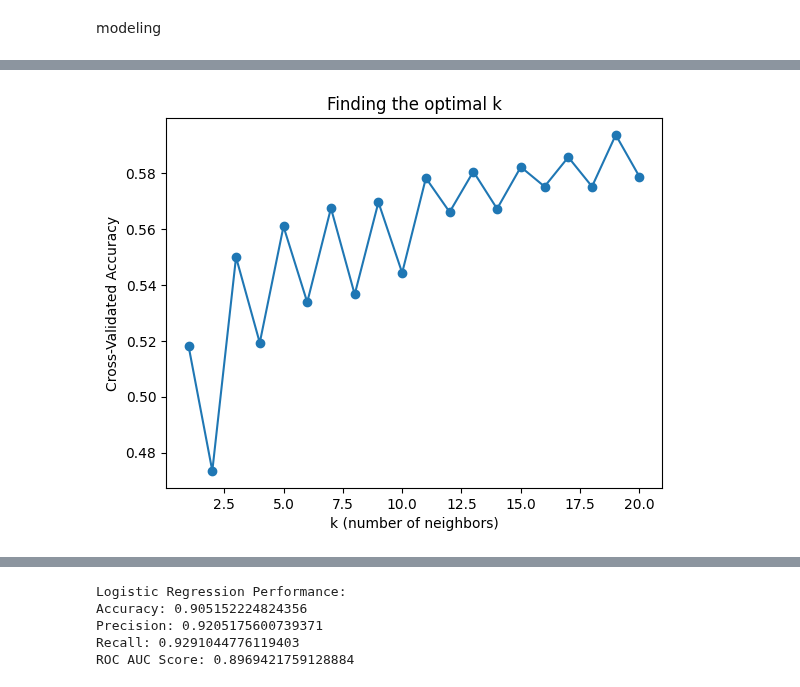
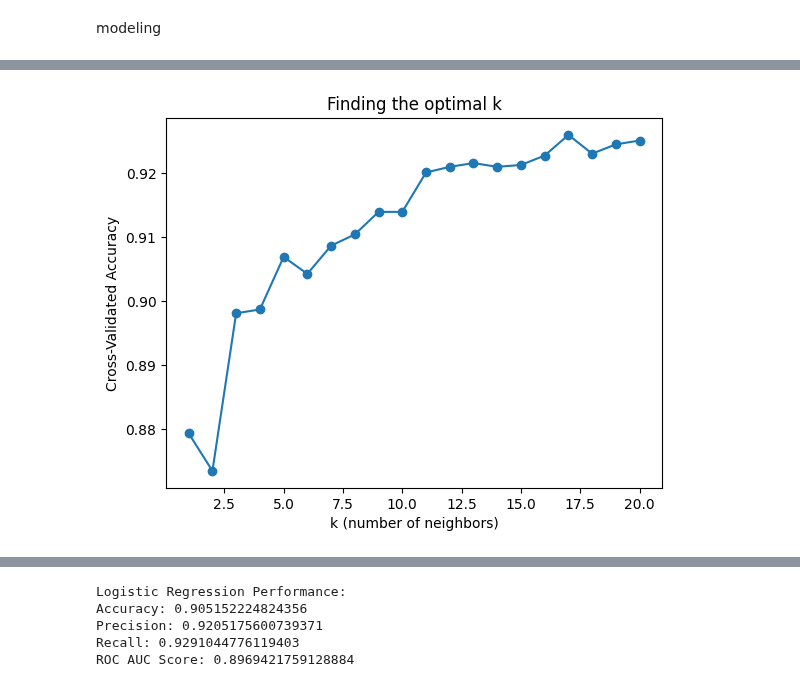
Before and after one commit to omarjrrr/loan_approval_predicton, a Jupyter notebook: loan.ipynb, the cells around one changed output, grey strips where cells are left out. Drawn from its saved outputs; the diff is of its cells as text; code cells hidden in the pictures.

Commit message:
Update app, notebook, and add logistic pipeline

```diff
--- a/loan.ipynb
+++ b/loan.ipynb
@@ -456,12 +456,27 @@ plt.show()
 # %% [markdown]
 modeling
 # %%
-
-from sklearn.model_selection import train_test_split
+from sklearn.model_selection import train_test_split, cross_val_score
 from sklearn.neighbors import KNeighborsClassifier
 from sklearn.linear_model import LogisticRegression
 from sklearn.ensemble import RandomForestClassifier
-from sklearn.preprocessing import StandardScaler
-from sklearn.model_selection import cross_val_score
-from sklearn.metrics import accuracy_score, precision_score, recall_score, f1_score, roc_auc_score, confusion_matrix
-from sklearn.metrics import roc_curve
+from sklearn.preprocessing import StandardScaler, OneHotEncoder
+from sklearn.compose import ColumnTransformer
+from sklearn.pipeline import Pipeline
+from sklearn.metrics import accuracy_score, precision_score, recall_score, f1_score, roc_auc_score, confusion_matrix, roc_curve
+
+columns_to_drop = ["loan_id"]
+df = df.drop(columns=columns_to_drop)
+
+x = df.drop('loan_status', axis=1)
+y = df['loan_status'].map({'Rejected': 0, 'Approved': 1})
+
+categorical_cols = x.select_dtypes(include=['object', 'category']).columns.tolist()
+numeric_cols = x.select_dtypes(include=['number']).columns.tolist()
+
+preprocessor = ColumnTransformer(transformers=[
+    ('cat', OneHotEncoder(sparse_output=False, drop='first', handle_unknown='ignore'), categorical_cols),
+    ('num', StandardScaler(), numeric_cols)
+])
+
+xtrain, x_test, y_train, y_test = train_test_split(x, y, test_size=0.2, random_state=42)
@@ -498,17 +517,20 @@ x_test_scaled = sc.transform(x_test)
 # %%
 k_range = range(1, 21)
 scores = []
 
 for k in k_range:
-    knn = KNeighborsClassifier(n_neighbors=k)
-    cv_scores = cross_val_score(knn, x, y, cv=5, scoring='accuracy')
+    knn_pipe = Pipeline([
+        ('preprocessor', preprocessor),
+        ('classifier', KNeighborsClassifier(n_neighbors=k))
+    ])
+    cv_scores = cross_val_score(knn_pipe, xtrain, y_train, cv=5, scoring='accuracy')
     scores.append(cv_scores.mean())
 
 plt.plot(k_range, scores, marker='o')
 plt.xlabel('k (number of neighbors)')
 plt.ylabel('Cross-Validated Accuracy')
 plt.title('Finding the optimal k')
 plt.show()
 # %% [output]
-[figure, old version]
+[figure, new version]
 # %%
```
Also changed, not shown: parts of 24 cells of this notebook, 2 other files.
